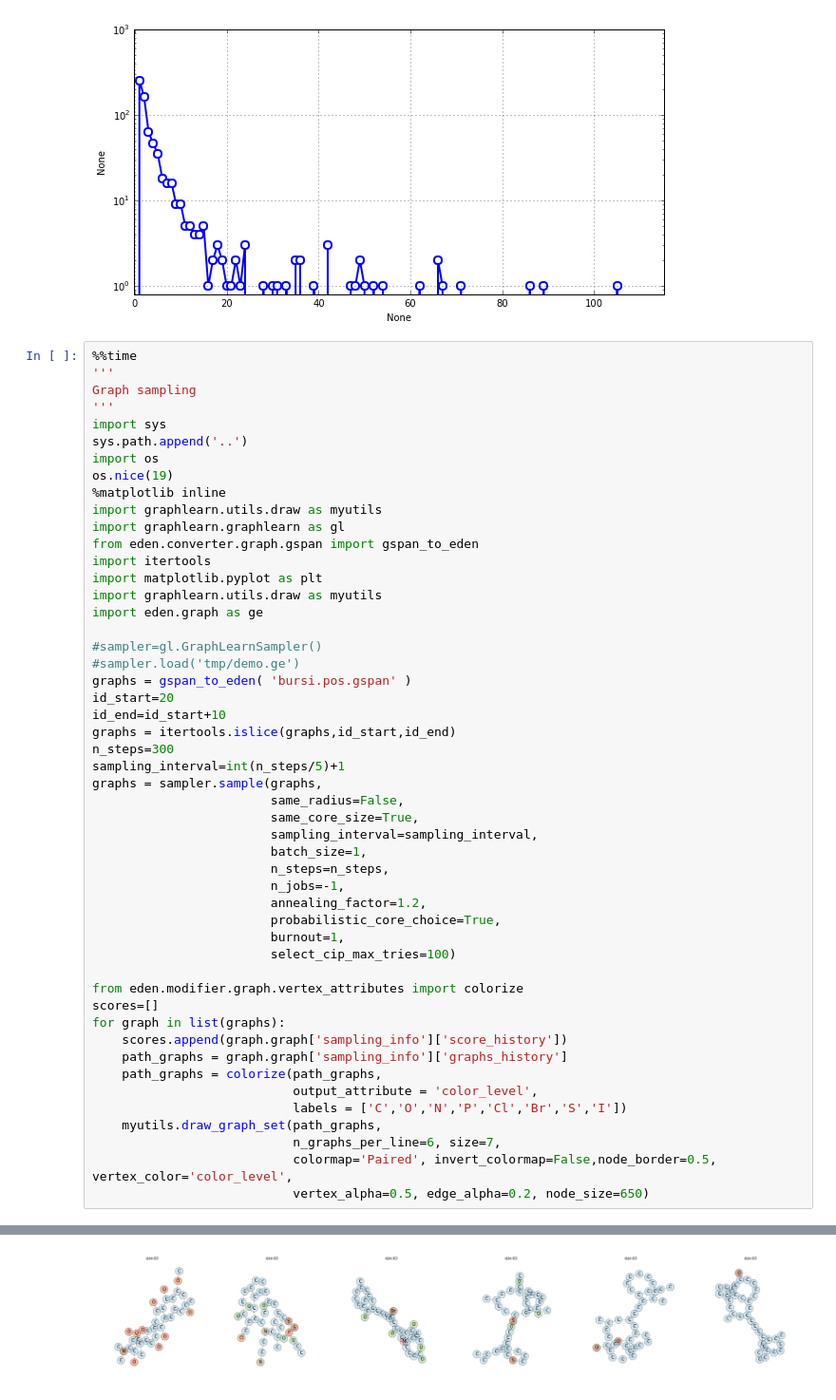
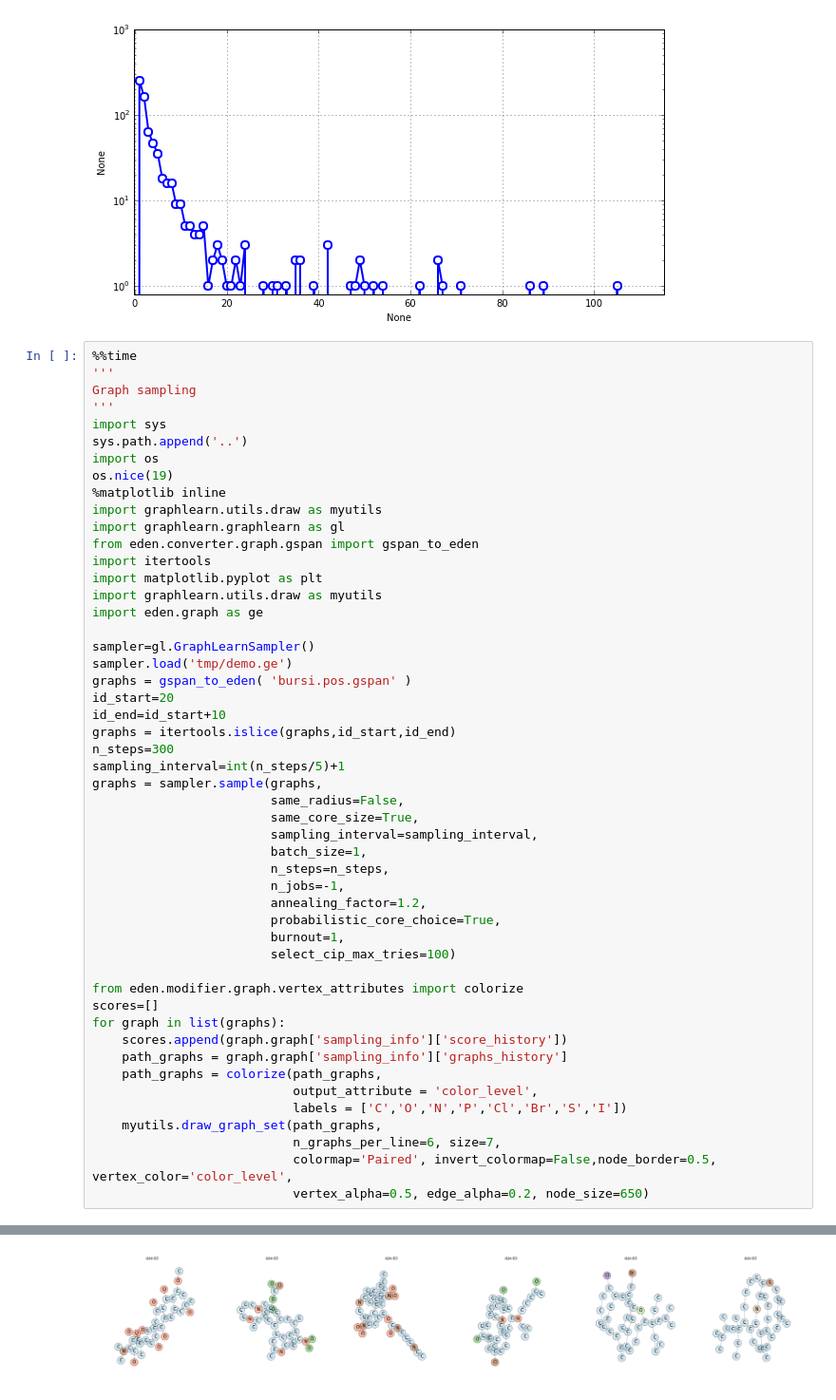
Before and after one commit to fabriziocosta/GraphLearn, a Jupyter notebook: example/Example.ipynb, the cells around one changed output, grey strips where cells are left out. Shown at 95% size. Saved outputs shown, nothing was run; the diff lists cells and outputs as text.

```diff
--- a/example/Example.ipynb
+++ b/example/Example.ipynb
@@ -197,8 +197,8 @@ import matplotlib.pyplot as plt
 import graphlearn.utils.draw as myutils
 import eden.graph as ge
 
-#sampler=gl.GraphLearnSampler()
-#sampler.load('tmp/demo.ge')
+sampler=gl.GraphLearnSampler()
+sampler.load('tmp/demo.ge')
 graphs = gspan_to_eden( 'bursi.pos.gspan' )
 id_start=20
 id_end=id_start+10
@@ -236 +236 @@ for graph in list(graphs):
-[figure, old version]
+[figure, new version]
```
Also changed, not shown: parts of 2 cells of this notebook, 4 other files.
